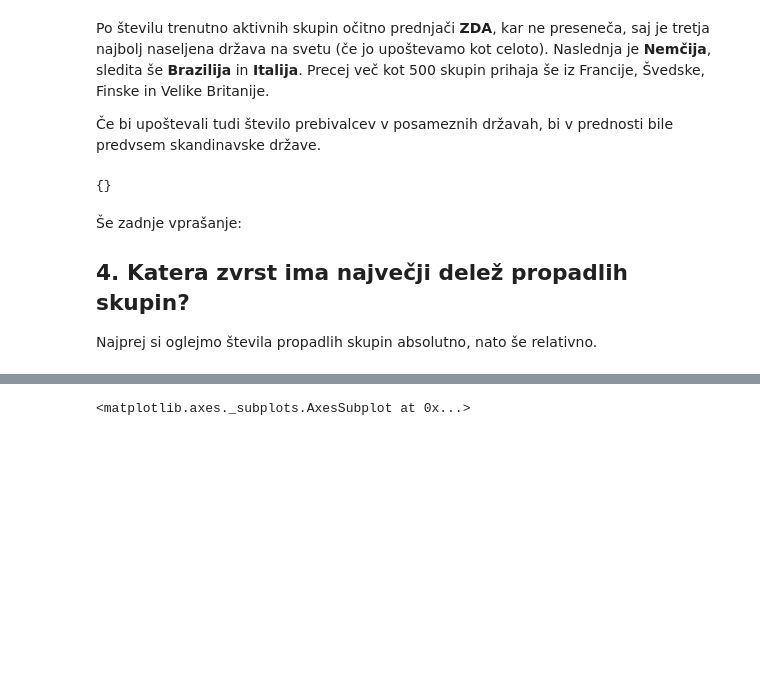
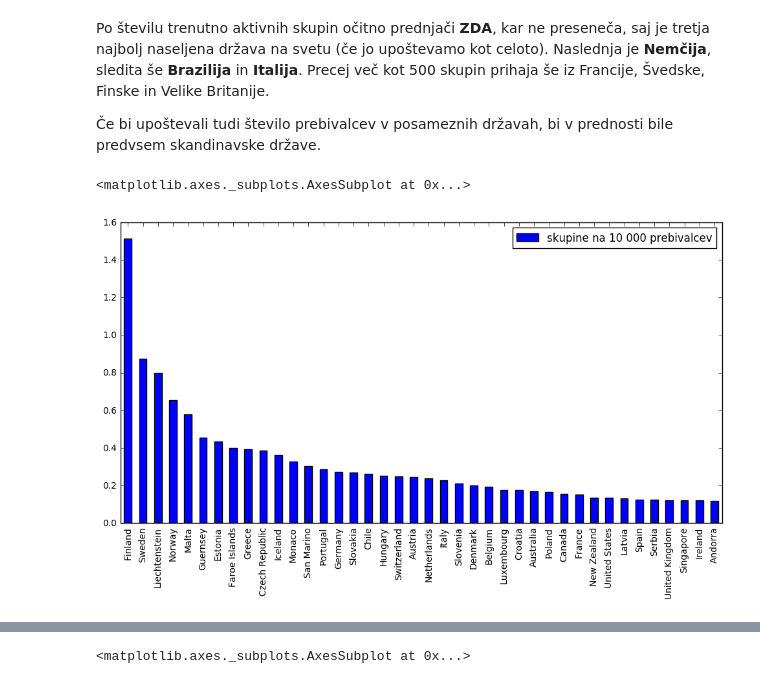
Before and after one commit to h3ll-o-w0rld/Projekt-za-PROG1, a Jupyter notebook: Projekt.ipynb, the cells around one changed output, grey strips where cells are left out. Drawn from its saved outputs; the diff is of its cells as text; code cells hidden in the pictures; blank space fills up the shorter version.

```diff
--- a/Projekt.ipynb
+++ b/Projekt.ipynb
@@ -149,15 +149,12 @@ Po številu trenutno aktivnih skupin očitno prednjači **ZDA**, kar ne presene
 # %%
 populacija = pd.read_csv('csv/populacija.csv')
 drz_st = zip(aktivni_drz.index, aktivni_drz['število'])
-populacija_dict = {drz: pop for drz, pop in zip(unicode(populacija['Country']), populacija['Population'])}
+populacija_dict = {drz: pop for drz, pop in zip(populacija['Country'], populacija['Population'])}
 populacija_dict
-utezeno_dict = {drz: (float(st)/populacija_dict[drz]) for drz, st in drz_st if drz in populacija.index}
-utezeno_dict
+utezeno_dict = {drz: {'skupine na 10 000 prebivalcev': 10000*float(st)/populacija_dict[drz]}
+                for drz, st in drz_st if drz in populacija_dict.keys()}
+utezeno = pd.DataFrame.from_dict(utezeno_dict).transpose().sort_values('skupine na 10 000 prebivalcev', ascending=False)
+utezeno[:40].plot(kind='bar', figsize=(12, 6))
 # %% [output]
-{}
+<matplotlib.axes._subplots.AxesSubplot at 0x...>
+[figure, added]
-# %% [markdown]
-Še zadnje vprašanje:
-
-## 4. Katera zvrst ima največji delež propadlih skupin?
-
-Najprej si oglejmo števila propadlih skupin absolutno, nato še relativno.
```
Also changed, not shown: parts of 3 cells of this notebook.
